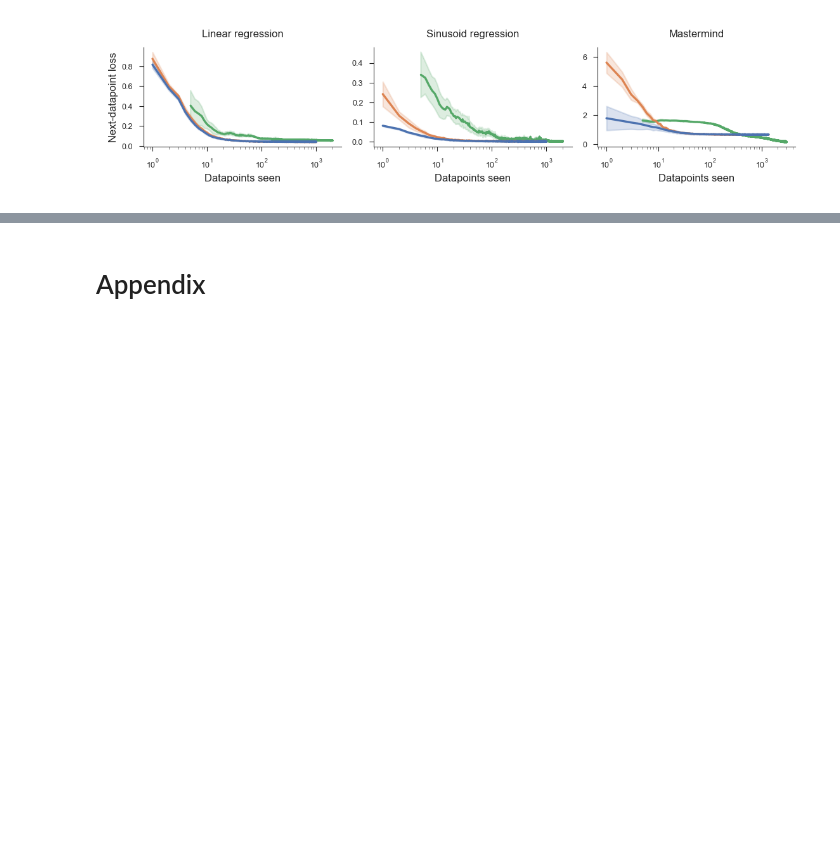
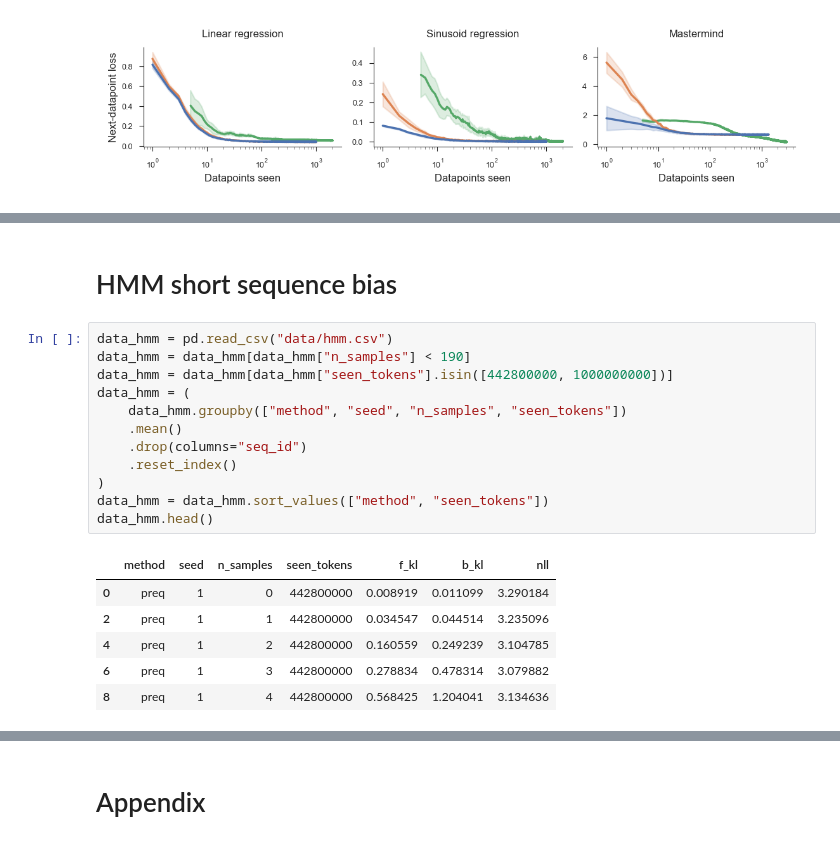
Before and after one commit to 3rdCore/PrequentialCode, a Jupyter notebook: papers/preprint/notebook.ipynb, the cells around one changed output, grey strips where cells are left out. Cells and saved outputs as stored; diff of their text form; blank space fills up the shorter version.

```diff
--- a/papers/preprint/notebook.ipynb
+++ b/papers/preprint/notebook.ipynb
@@ -358,0 +467,21 @@ plt.show()
+# %% [markdown]
+# HMM short sequence bias
+# %%
+data_hmm = pd.read_csv("data/hmm.csv")
+data_hmm = data_hmm[data_hmm["n_samples"] < 190]
+data_hmm = data_hmm[data_hmm["seen_tokens"].isin([442800000, 1000000000])]
+data_hmm = (
+    data_hmm.groupby(["method", "seed", "n_samples", "seen_tokens"])
+    .mean()
+    .drop(columns="seq_id")
+    .reset_index()
+)
+data_hmm = data_hmm.sort_values(["method", "seen_tokens"])
+data_hmm.head()
+# %% [output]
+|  | method | seed | n_samples | seen_tokens | f_kl | b_kl | nll |
+| 0 | preq | 1 | 0 | 442800000 | 0.008919 | 0.011099 | 3.290184 |
+| 2 | preq | 1 | 1 | 442800000 | 0.034547 | 0.044514 | 3.235096 |
+| 4 | preq | 1 | 2 | 442800000 | 0.160559 | 0.249239 | 3.104785 |
+| 6 | preq | 1 | 3 | 442800000 | 0.278834 | 0.478314 | 3.079882 |
+| 8 | preq | 1 | 4 | 442800000 | 0.568425 | 1.204041 | 3.134636 |
```
Also changed, not shown: parts of 7 cells of this notebook, 2 other files.
